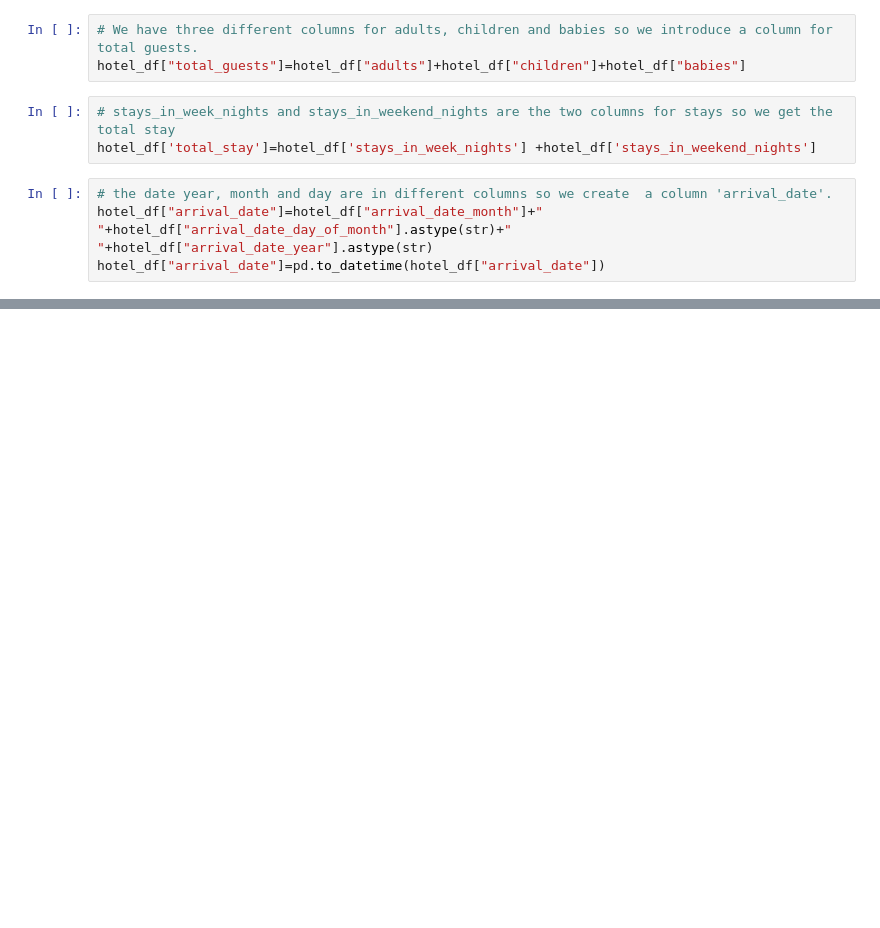
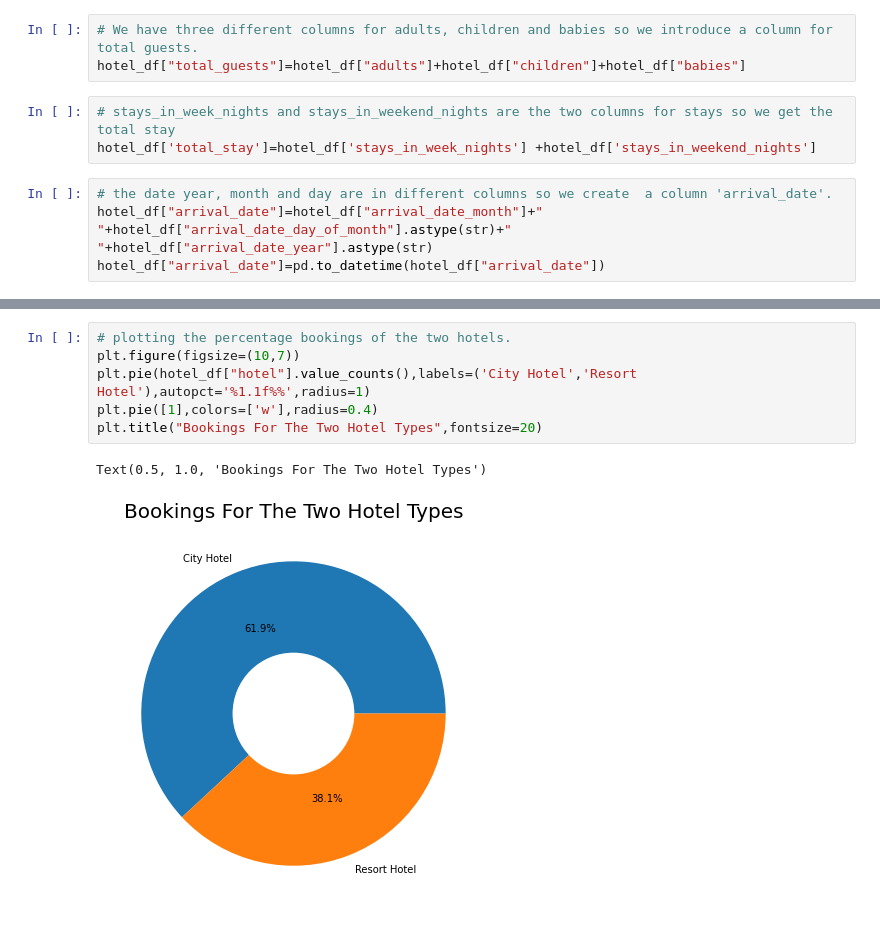
Before and after one commit to DharmeshRV/Hotel-Booking-Analysis, a Jupyter notebook: Hotel_Booking_Analysis_Capstone_Project.ipynb, the cells around one changed output, grey strips where cells are left out. Cells and saved outputs as stored; diff of their text form; blank space fills up the shorter version.

```diff
--- a/Hotel_Booking_Analysis_Capstone_Project.ipynb
+++ b/Hotel_Booking_Analysis_Capstone_Project.ipynb
@@ -313,0 +367,9 @@ hotel_df["arrival_date"]=pd.to_datetime(hotel_df["arrival_date"])
+# %%
+# plotting the percentage bookings of the two hotels.
+plt.figure(figsize=(10,7))
+plt.pie(hotel_df["hotel"].value_counts(),labels=('City Hotel','Resort Hotel'),autopct='%1.1f%%',radius=1)
+plt.pie([1],colors=['w'],radius=0.4)
+plt.title("Bookings For The Two Hotel Types",fontsize=20)
+# %% [output]
+Text(0.5, 1.0, 'Bookings For The Two Hotel Types')
+[figure, added]
```
Also changed, not shown: parts of 13 cells of this notebook.
